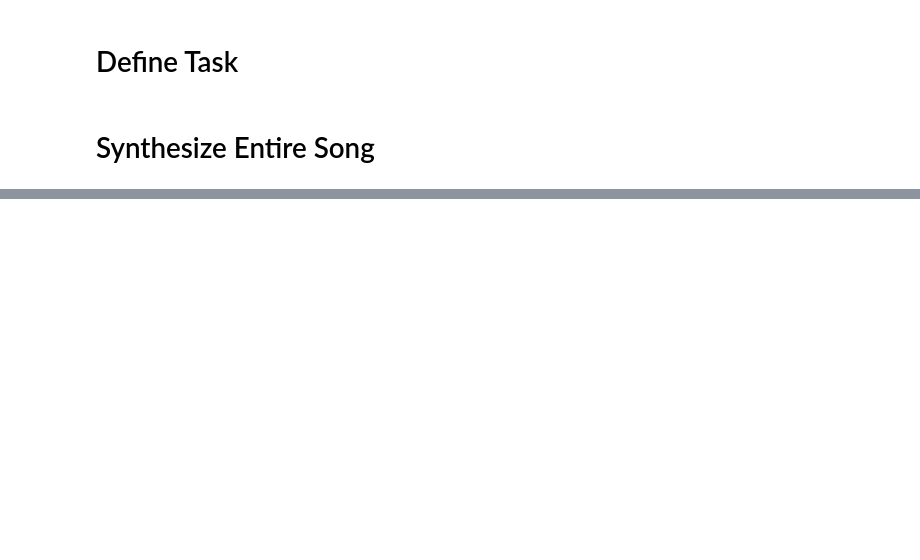
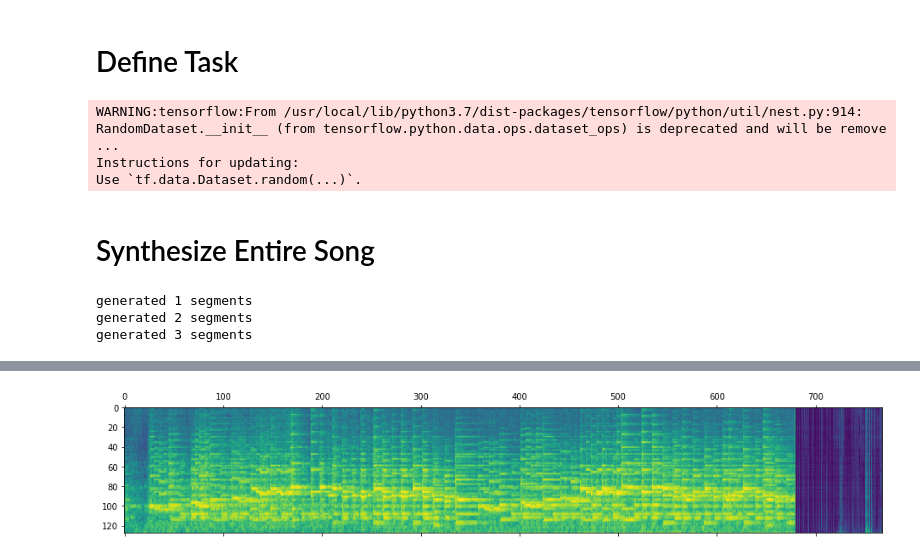
Before and after one commit to magenta/music-spectrogram-diffusion, a Jupyter notebook: music_spectrogram_diffusion/colab/synthesize_midi.ipynb, the cells around one changed output, grey strips where cells are left out. Drawn from its saved outputs; the diff is of its cells as text; code cells hidden in the pictures; blank space fills up the shorter version.

Commit message:
Workarounds for Python 3.7 and colab TPU support.
PiperOrigin-RevId: 470459173

```diff
--- a/music_spectrogram_diffusion/colab/synthesize_midi.ipynb
+++ b/music_spectrogram_diffusion/colab/synthesize_midi.ipynb
@@ -78,3 +95,9 @@ import note_seq
+# %%
+# We're pinning T5X at an old version for Python 3.7 compatibility,
+# but the old version hasn't been updated to the JAX API changes around
+# tree_multimap, so manually patch in these aliases as a workaround.
+jax.tree_util.tree_multimap = jax.tree_util.tree_map
+jax.tree_multimap = jax.tree_util.tree_multimap
 # %%
 from music_spectrogram_diffusion.models.diffusion import models
 from music_spectrogram_diffusion.models.diffusion import network
@@ -129,6 +154,24 @@ gin_overrides = [
 gin_file = os.path.join(checkpoint_path, '..', 'config.gin')
 gin_config = inference.parse_training_gin_file(gin_file, gin_overrides)
 synth_model = inference.InferenceModel(checkpoint_path, gin_config)
+# %%
+# Workaround for pjit not working on colab.
+# https://github.com/google/jax/issues/8300
+import t5x.partitioning
+def fake_partition( self,
+      fn,
+      in_axis_resources,
+      out_axis_resources,
+      static_argnums = (),
+      donate_argnums = (),
+  ) -> t5x.partitioning.PjittedFnWithContext:
+  # Just use jit instead of pjit. We don't need the parallelism on colab anyway.
+  pjitted = jax.jit(
+      fn, static_argnums=static_argnums, donate_argnums=donate_argnums)
+  return t5x.partitioning.PjittedFnWithContext(pjitted, self.mesh)
+
+synth_model.partitioner.partition = fake_partition.__get__(
+    synth_model.partitioner, t5x.partitioning.PjitPartitioner)
 # %% [markdown]
 # Upload MIDI File
 # %%
@@ -236,6 +286,10 @@ infer_ds_raw_batches = infer_ds.batch(1)
 infer_ds_feats = synth_model.model.FEATURE_CONVERTER_CLS(pack=False)(
     infer_ds, synth_model.sequence_length)
 infer_ds_batches = infer_ds_feats.batch(1)
+# %% [output]
+WARNING:tensorflow:From /usr/local/lib/python3.7/dist-packages/tensorflow/python/util/nest.py:914: RandomDataset.__init__ (from tensorflow.python.data.ops.dataset_ops) is deprecated and will be remove ...
+Instructions for updating:
+Use `tf.data.Dataset.random(...)`.
 # %% [markdown]
 # Synthesize Entire Song
 # %%
@@ -268,9 +322,6 @@ while True:
       # to all 1s.
       batch['encoder_continuous_mask'] = np.ones_like(
           batch['encoder_continuous_mask'])
-    # it wants batch size divisible by 8 on TPU...
-    for key in batch:
-      batch[key] = np.tile(batch[key], [8] + [1] * (batch[key].ndim - 1))
     pred_mel, scores = synth_model.predict(batch)
     full_pred_mel = np.concatenate([full_pred_mel, pred_mel[:1]], axis=1)
     i += 1
@@ -281,4 +332,8 @@ while True:
 full_pred_audio = synth_model.audio_codec.decode(full_pred_mel)
 
 plt.matshow(np.rot90(full_pred_mel[0]))
-play(full_pred_audio)
+IPython.display.Audio(full_pred_audio, rate=SAMPLE_RATE)
+# %% [output]
+generated 1 segments
+generated 2 segments
+generated 3 segments
@@ -284,0 +341 @@ play(full_pred_audio)
+[figure, added]
```
Also changed, not shown: parts of 8 cells of this notebook, 2 other files.
